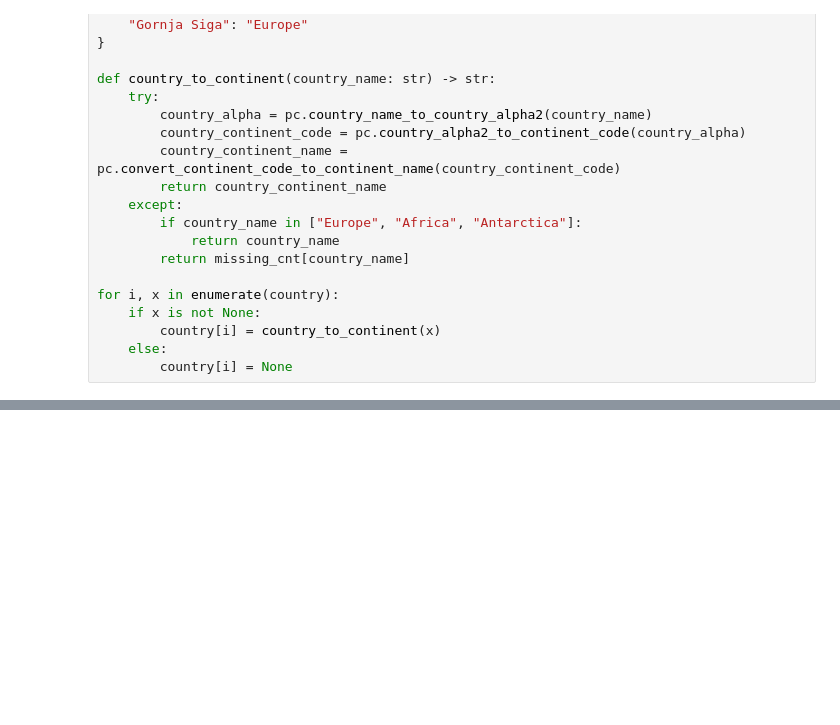
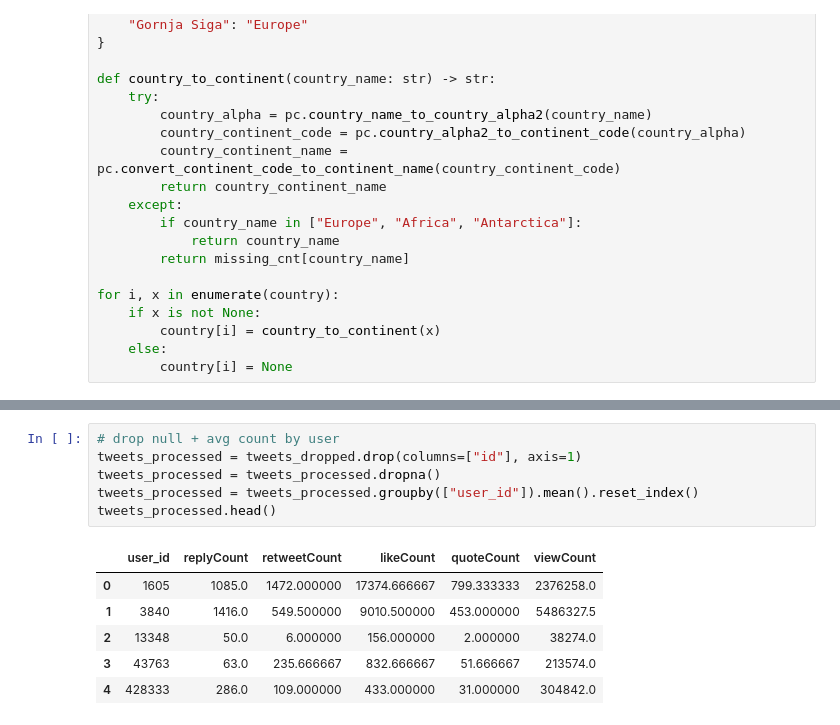
Before and after one commit to IT4043E-IT5384-2023/IT4043E_Group15_Problem1, a Jupyter notebook: twitter/data_processing/draft.ipynb, the cells around one changed output, grey strips where cells are left out. Drawn from its saved outputs; the diff is of its cells as text; blank space fills up the shorter version.

Commit message:
Process data

```diff
--- a/twitter/data_processing/draft.ipynb
+++ b/twitter/data_processing/draft.ipynb
@@ -204,0 +255,13 @@ array([None, 'North America', 'Asia', 'Europe', 'South America', 'Africa',
+# %%
+# drop null + avg count by user
+tweets_processed = tweets_dropped.drop(columns=["id"], axis=1)
+tweets_processed = tweets_processed.dropna()
+tweets_processed = tweets_processed.groupby(["user_id"]).mean().reset_index()
+tweets_processed.head()
+# %% [output]
+|  | user_id | replyCount | retweetCount | likeCount | quoteCount | viewCount |
+| 0 | 1605 | 1085.0 | 1472.000000 | 17374.666667 | 799.333333 | 2376258.0 |
+| 1 | 3840 | 1416.0 | 549.500000 | 9010.500000 | 453.000000 | 5486327.5 |
+| 2 | 13348 | 50.0 | 6.000000 | 156.000000 | 2.000000 | 38274.0 |
+| 3 | 43763 | 63.0 | 235.666667 | 832.666667 | 51.666667 | 213574.0 |
+| 4 | 428333 | 286.0 | 109.000000 | 433.000000 | 31.000000 | 304842.0 |
```
Also changed, not shown: parts of 6 cells of this notebook, 6 other files.
